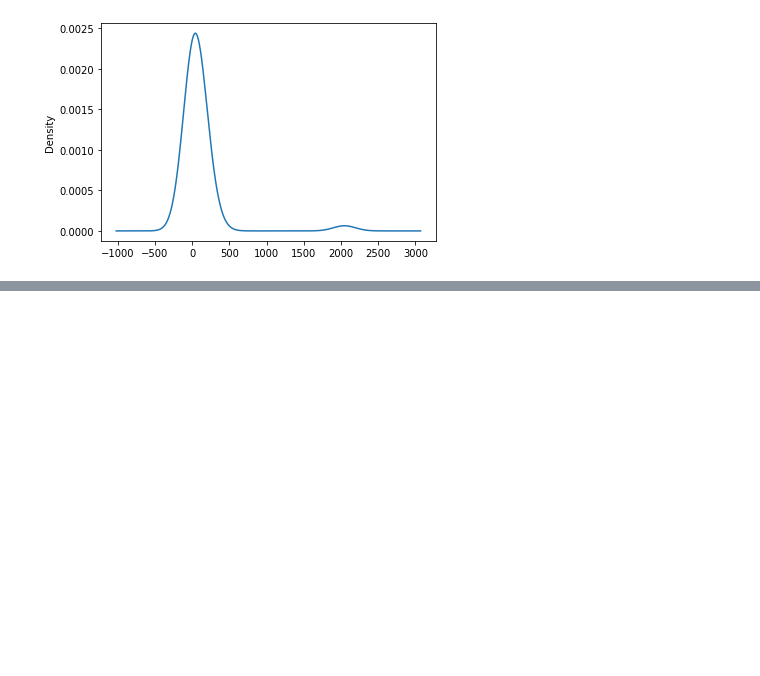
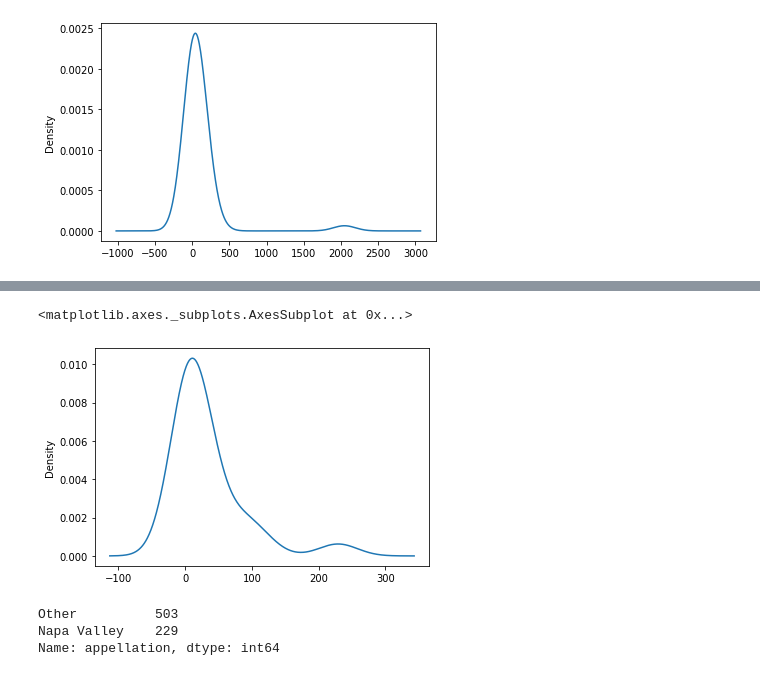
Before and after one commit to ndxn/Partners-in-Wine, a Jupyter notebook: WineML.ipynb, the cells around one changed output, grey strips where cells are left out. Drawn from its saved outputs; the diff is of its cells as text; code cells hidden in the pictures; blank space fills up the shorter version.

```diff
--- a/WineML.ipynb
+++ b/WineML.ipynb
@@ -477,0 +588,4 @@ print(f" Random forest predictive accuracy: {accuracy_score(y_test,y_pred):.3f}"
+# %%
+# Drop index columm
+White_Wine_ML_df.drop(columns=['wine_id', 'is_primeurs','journalist_count'], inplace= True)
+White_Wine_ML_df.head()
@@ -477,0 +599,15 @@ print(f" Random forest predictive accuracy: {accuracy_score(y_test,y_pred):.3f}"
+# %%
+#Splitting score into good(1) and bad(0)
+quality =[]
+
+for x in White_Wine_ML_df["score"]:
+  if x >= 95.5:
+    quality.append(1)
+  else:
+    quality.append(0)
+# %%
+White_Wine_ML_df["quality"] = quality
+# %%
+# Check the unique value counts to see if binning is required
+white_appellation_counts = White_Wine_ML_df.appellation.value_counts()
+white_appellation_counts
@@ -477,0 +632,18 @@ print(f" Random forest predictive accuracy: {accuracy_score(y_test,y_pred):.3f}"
+# %%
+# Visualize the value counts
+white_appellation_counts.plot.density()
+# %% [output]
+<matplotlib.axes._subplots.AxesSubplot at 0x...>
+[figure, added]
+# %%
+# Binning APPLICATION_TYPE
+white_appellation_bin = list(white_appellation_counts[white_appellation_counts < 150].index)
+# Replace in DataFrame
+for type in white_appellation_bin:
+    White_Wine_ML_df['appellation'] = White_Wine_ML_df['appellation'].replace(type,"Other")
+# Check to make sure binning was successful
+White_Wine_ML_df['appellation'].value_counts()
+# %% [output]
+Other          503
+Napa Valley    229
+Name: appellation, dtype: int64
```
Also changed, not shown: parts of 24 cells of this notebook.
